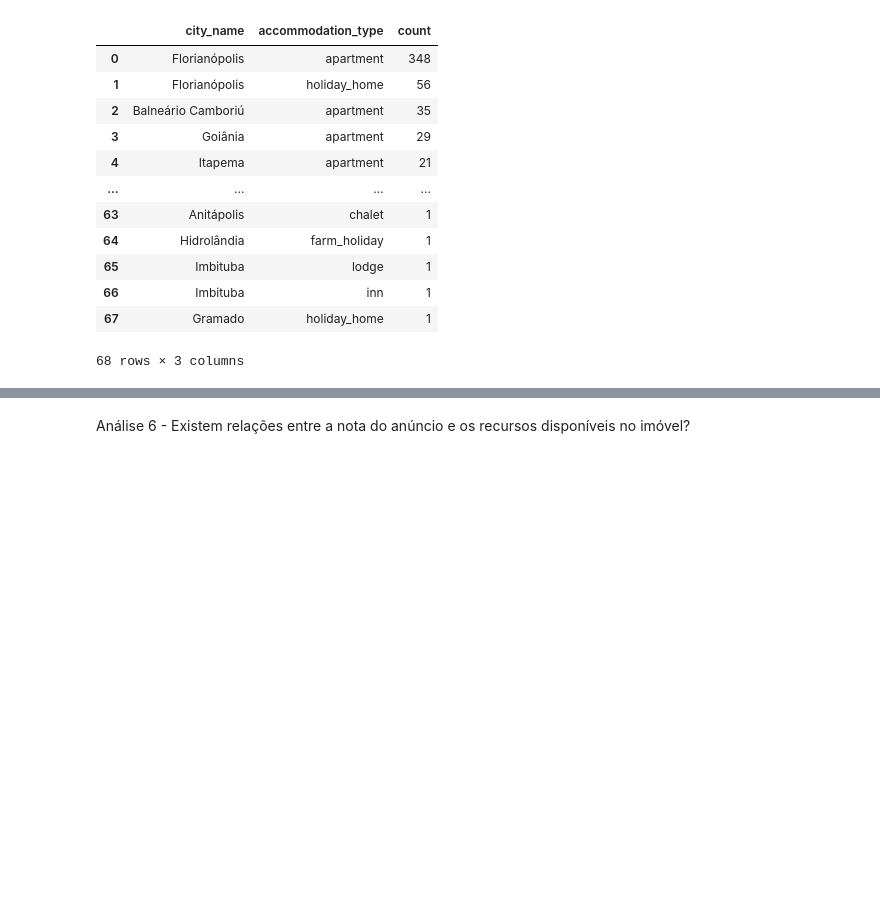
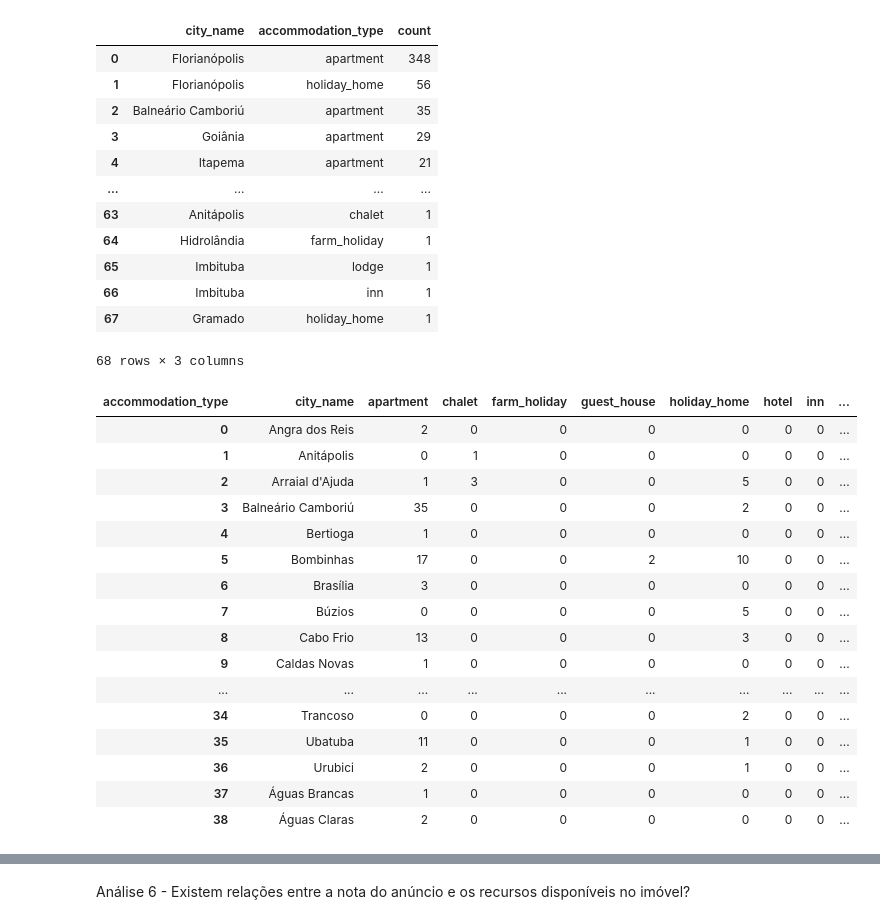
Before and after one commit to vitorrobertogq/analise_exploratoria_booking, a Jupyter notebook: desafio.ipynb, the cells around one changed output, grey strips where cells are left out. Cells and saved outputs as stored; diff of their text form; code cells hidden in the pictures; blank space fills up the shorter version.

```diff
--- a/desafio.ipynb
+++ b/desafio.ipynb
@@ -217 +207,29 @@ accommodation_counts.reset_index(inplace=True)
+# %%
+dados_por_tipo = dados_por_tipo[['city_name', 'accommodation_type', 'count']].drop_duplicates()
+
+dados_acomodacao = pd.pivot_table(dados_por_tipo, values='count', index='city_name', columns='accommodation_type', fill_value=0)
+
+#coluna para saber se tem mais apartamentos ou outros tipos de acomodação
+dados_acomodacao['more_apartments_than_others'] = dados_acomodacao['apartment'] > dados_acomodacao.drop('apartment', axis=1).sum(axis=1)
+
+dados_acomodacao.reset_index(inplace=True)
+dados_acomodacao
+# %% [output]
+| accommodation_type | city_name | apartment | chalet | farm_holiday | guest_house | holiday_home | hotel | inn | ... |
+| 0 | Angra dos Reis | 2 | 0 | 0 | 0 | 0 | 0 | 0 | ... |
+| 1 | Anitápolis | 0 | 1 | 0 | 0 | 0 | 0 | 0 | ... |
+| 2 | Arraial d'Ajuda | 1 | 3 | 0 | 0 | 5 | 0 | 0 | ... |
+| 3 | Balneário Camboriú | 35 | 0 | 0 | 0 | 2 | 0 | 0 | ... |
+| 4 | Bertioga | 1 | 0 | 0 | 0 | 0 | 0 | 0 | ... |
+| 5 | Bombinhas | 17 | 0 | 0 | 2 | 10 | 0 | 0 | ... |
+| 6 | Brasília | 3 | 0 | 0 | 0 | 0 | 0 | 0 | ... |
+| 7 | Búzios | 0 | 0 | 0 | 0 | 5 | 0 | 0 | ... |
+| 8 | Cabo Frio | 13 | 0 | 0 | 0 | 3 | 0 | 0 | ... |
+| 9 | Caldas Novas | 1 | 0 | 0 | 0 | 0 | 0 | 0 | ... |
+| ... | ... | ... | ... | ... | ... | ... | ... | ... | ... |
+| 34 | Trancoso | 0 | 0 | 0 | 0 | 2 | 0 | 0 | ... |
+| 35 | Ubatuba | 11 | 0 | 0 | 0 | 1 | 0 | 0 | ... |
+| 36 | Urubici | 2 | 0 | 0 | 0 | 1 | 0 | 0 | ... |
+| 37 | Águas Brancas | 1 | 0 | 0 | 0 | 0 | 0 | 0 | ... |
+| 38 | Águas Claras | 2 | 0 | 0 | 0 | 0 | 0 | 0 | ... |
 # %%
```
Also changed, not shown: parts of 10 cells of this notebook.
